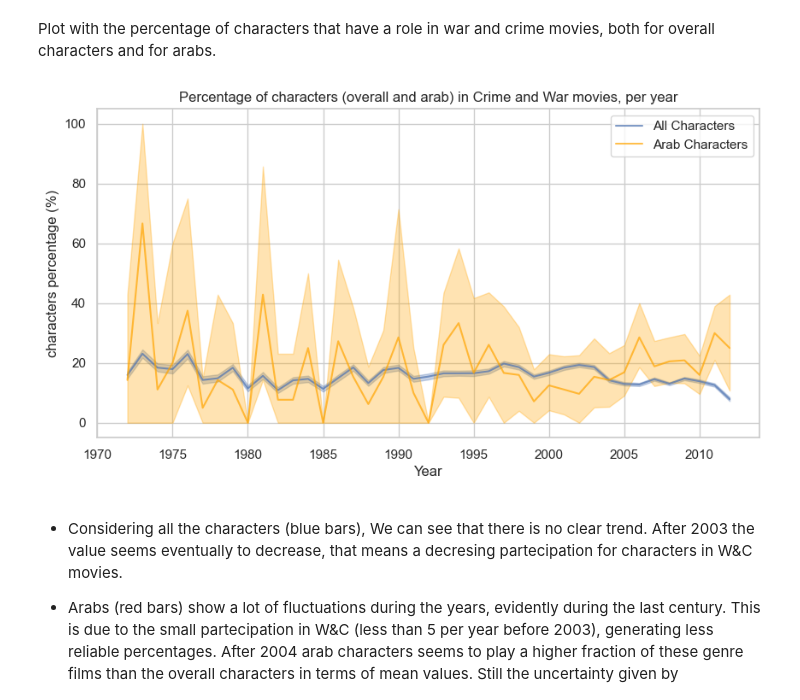
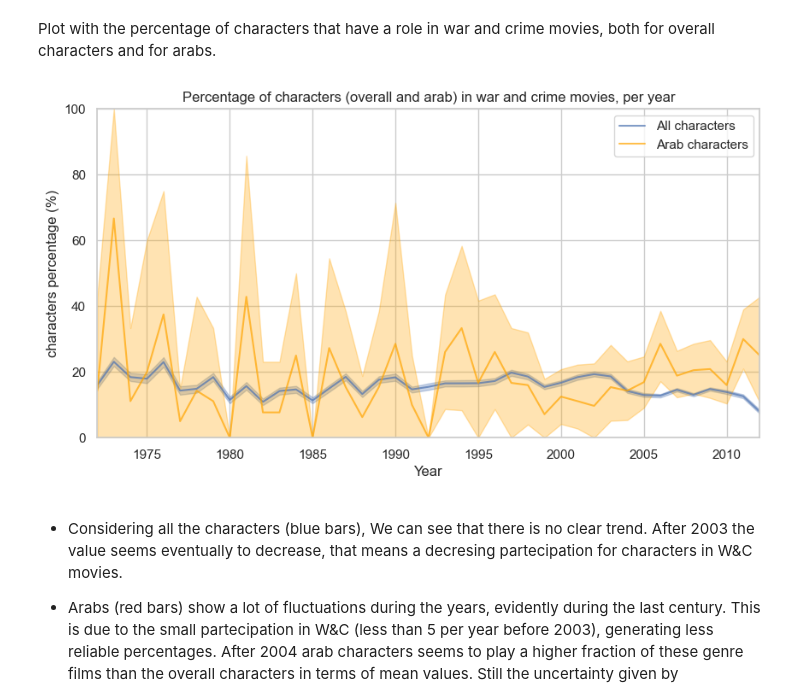
Before and after one commit to epfl-ada/ada-2023-project-pinacolada, a Jupyter notebook: P3.ipynb, the cells around one changed output. Saved outputs shown, nothing was run; the diff lists cells and outputs as text; code cells hidden in the pictures.

```diff
--- a/P3.ipynb
+++ b/P3.ipynb
@@ -565,24 +574,26 @@ conf_int_mc['release_date'] = conf_int_mc['release_date'].astype(int)
 # %%
 # plot the yearly trend of characters with roles in crime and war movies, all characters and arab characters
 # fig, ax = plt.subplots()
 # cri_and_vio.plot(x='release_date',y='mean',kind='bar',color='green' , ax=ax, alpha=0.7)
 # cri_and_vio_ar.plot(x='release_date',y='mean',kind='bar',color='orange', secondary_y=True, ax=ax, alpha=0.7)
 # ax2 = ax.twiny()
 
 plt.figure(figsize=(10,5))
 plt.fill_between(conf_int_mc['release_date'], conf_int_mc['low']*100, conf_int_mc['up']*100, alpha=0.3, color='b')
-plt.plot(cri_and_vio['release_date'],cri_and_vio['mean']*100, label='All Characters', alpha=0.7, color='b')
+plt.plot(cri_and_vio['release_date'],cri_and_vio['mean']*100, label='All characters', alpha=0.7, color='b')
 
 plt.fill_between(conf_int_mc['release_date'], conf_int_mc['low_ar']*100, conf_int_mc['up_ar']*100, alpha=0.3, color='orange')
-plt.plot(cri_and_vio_ar['release_date'],cri_and_vio_ar['mean']*100, label='Arab Characters', alpha=0.7, color='orange')
+plt.plot(cri_and_vio_ar['release_date'],cri_and_vio_ar['mean']*100, label='Arab characters', alpha=0.7, color='orange')
 
 plt.legend()
 plt.xlabel('Year')
 plt.ylabel('characters percentage (%)')
-plt.title('Percentage of characters (overall and arab) in Crime and War movies, per year')
+plt.xlim(1972, 2012)
+plt.ylim(0,100)
+plt.title('Percentage of characters (overall and arab) in war and crime movies, per year')
 plt.show()
 # %% [output]
-[figure, old version]
+[figure, new version]
 # %%
 # #modelling the data with a logistic regression model
 # movies_characters_ar['year'] = movies_characters_ar['release_date'].dt.year
```
Also changed, not shown: parts of 74 cells of this notebook.
